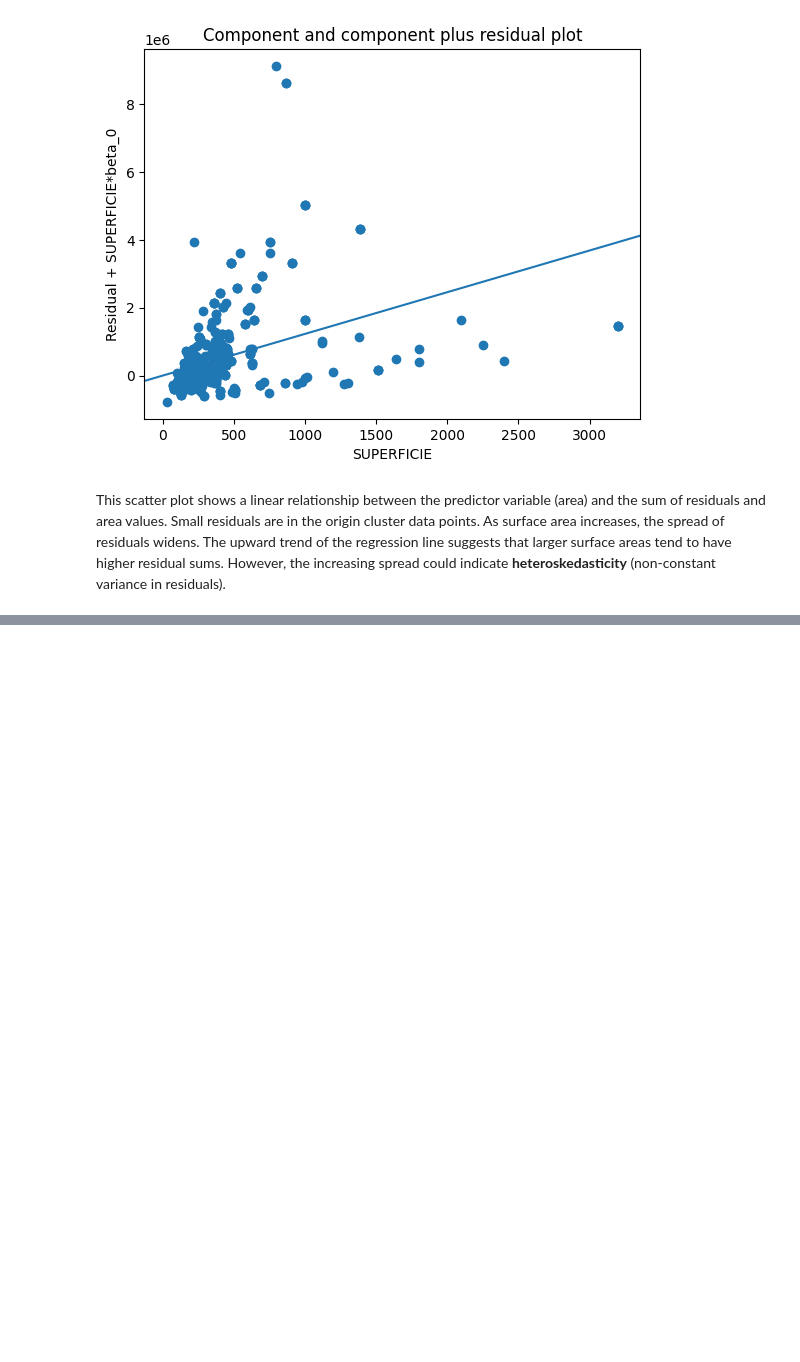
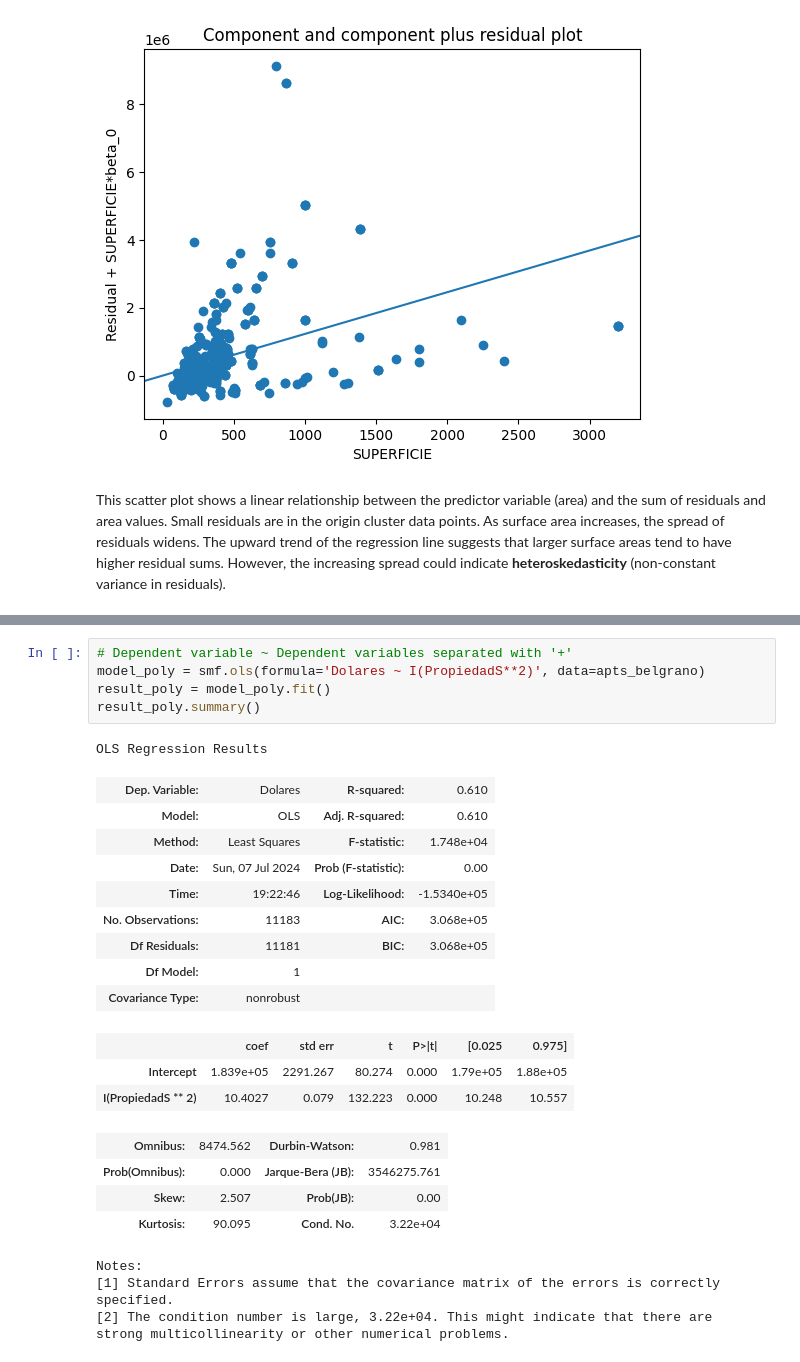
Before and after one commit to matuneville/practical-statistics-book, a Jupyter notebook: src/04-Regression_&_Prediction/chapter_04_py.ipynb, the cells around one changed output, grey strips where cells are left out. Cells and saved outputs as stored; diff of their text form; blank space fills up the shorter version.

```diff
--- a/src/04-Regression_&_Prediction/chapter_04_py.ipynb
+++ b/src/04-Regression_&_Prediction/chapter_04_py.ipynb
@@ -434,0 +448,27 @@ plt.show()
+# %%
+# Dependent variable ~ Dependent variables separated with '+'
+model_poly = smf.ols(formula='Dolares ~ I(PropiedadS**2)', data=apts_belgrano)
+result_poly = model_poly.fit()
+result_poly.summary()
+# %% [output]
+OLS Regression Results
+| Dep. Variable: | Dolares | R-squared: | 0.610 |
+| Model: | OLS | Adj. R-squared: | 0.610 |
+| Method: | Least Squares | F-statistic: | 1.748e+04 |
+| Date: | Sun, 07 Jul 2024 | Prob (F-statistic): | 0.00 |
+| Time: | 19:22:46 | Log-Likelihood: | -1.5340e+05 |
+| No. Observations: | 11183 | AIC: | 3.068e+05 |
+| Df Residuals: | 11181 | BIC: | 3.068e+05 |
+| Df Model: | 1 |  |  |
+| Covariance Type: | nonrobust |  |  |
+|  | coef | std err | t | P>|t| | [0.025 | 0.975] |
+| Intercept | 1.839e+05 | 2291.267 | 80.274 | 0.000 | 1.79e+05 | 1.88e+05 |
+| I(PropiedadS ** 2) | 10.4027 | 0.079 | 132.223 | 0.000 | 10.248 | 10.557 |
+| Omnibus: | 8474.562 | Durbin-Watson: | 0.981 |
+| Prob(Omnibus): | 0.000 | Jarque-Bera (JB): | 3546275.761 |
+| Skew: | 2.507 | Prob(JB): | 0.00 |
+| Kurtosis: | 90.095 | Cond. No. | 3.22e+04 |
+Notes:
+[1] Standard Errors assume that the covariance matrix of the errors is correctly specified.
+[2] The condition number is large, 3.22e+04. This might indicate that there are
+strong multicollinearity or other numerical problems.
```
Also changed, not shown: parts of 4 cells of this notebook.
